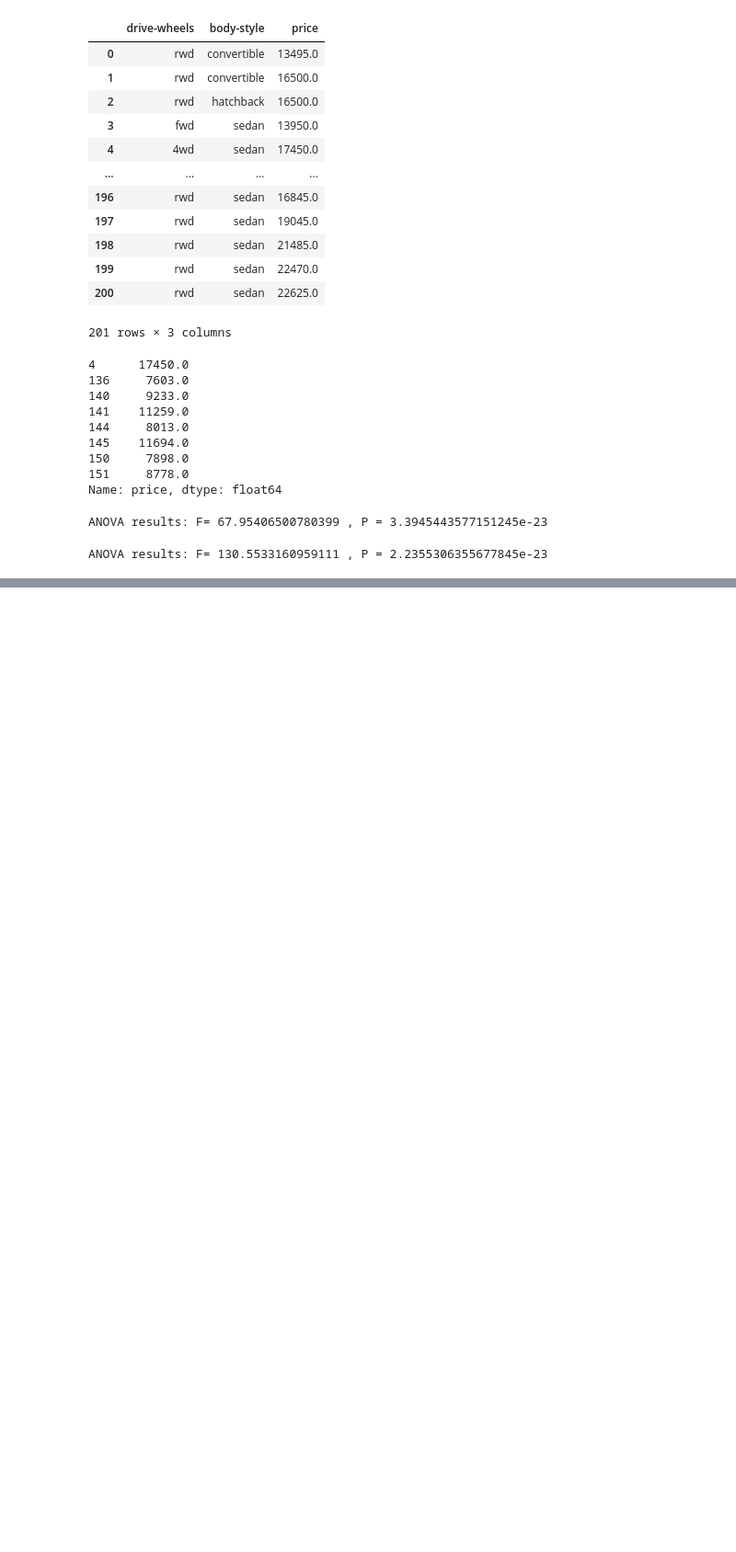
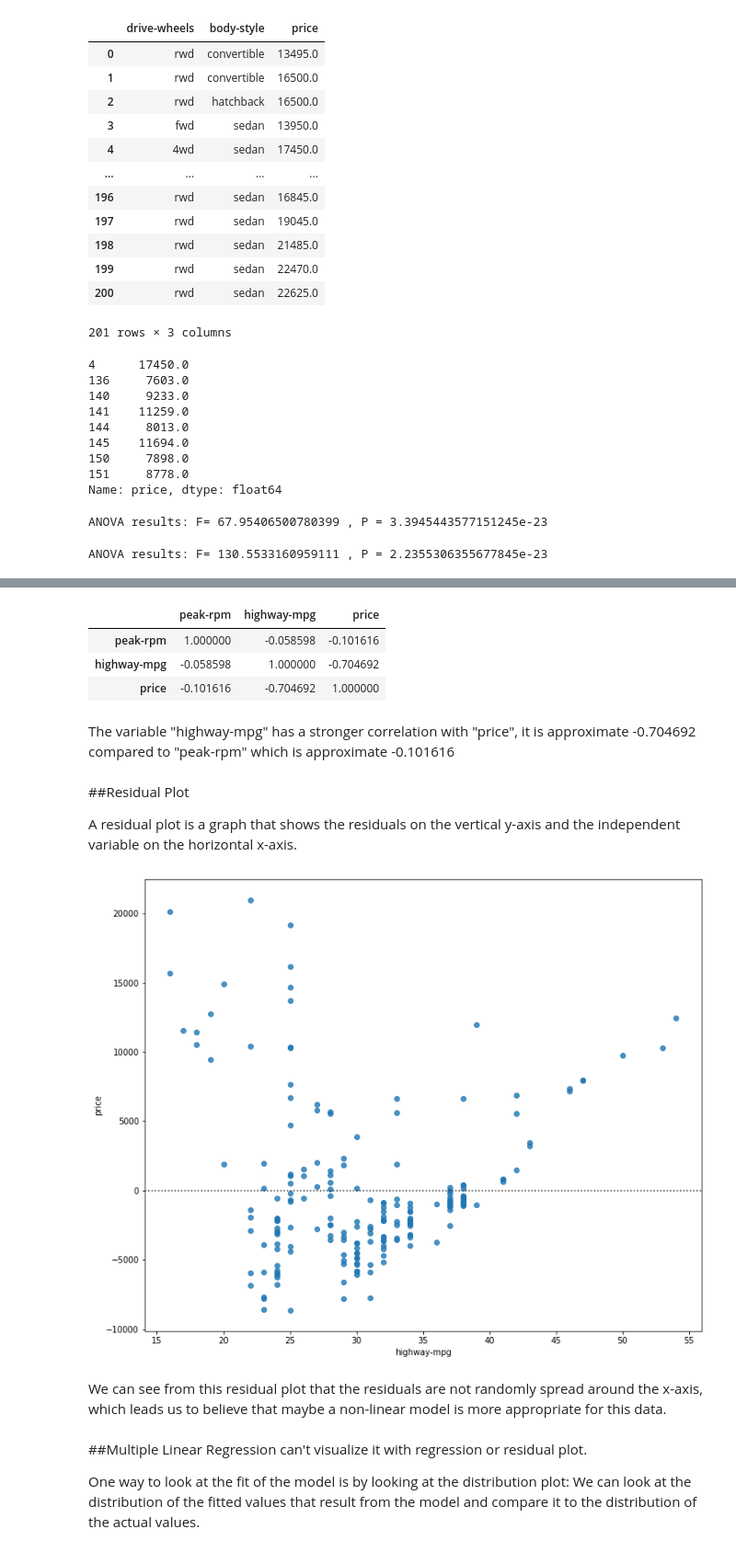
Before and after one commit to mabittar/Learn, a Jupyter notebook: Analyzing_Data_with_Python.ipynb, the cells around one changed output, grey strips where cells are left out. Shown at 92% size. Drawn from its saved outputs; the diff is of its cells as text; code cells hidden in the pictures; blank space fills up the shorter version.

```diff
--- a/Analyzing_Data_with_Python.ipynb
+++ b/Analyzing_Data_with_Python.ipynb
@@ -1064,0 +1249,28 @@ ANOVA results: F= 130.5533160959111 , P = 2.2355306355677845e-23
+# %%
+df[["peak-rpm","highway-mpg","price"]].corr()
+# %% [output]
+|  | peak-rpm | highway-mpg | price |
+| peak-rpm | 1.000000 | -0.058598 | -0.101616 |
+| highway-mpg | -0.058598 | 1.000000 | -0.704692 |
+| price | -0.101616 | -0.704692 | 1.000000 |
+# %% [markdown]
+The variable "highway-mpg" has a stronger correlation with "price", it is approximate -0.704692  compared to   "peak-rpm" which is approximate     -0.101616
+# %% [markdown]
+##Residual Plot
+
+A residual plot is a graph that shows the residuals on the vertical y-axis and the independent variable on the horizontal x-axis.
+# %%
+width = 12
+height = 10
+plt.figure(figsize=(width, height))
+sns.residplot(df['highway-mpg'], df['price'])
+plt.show()
+# %% [output]
+[figure, added]
+# %% [markdown]
+<p>We can see from this residual plot that the residuals are not randomly spread around the x-axis, which leads us to believe that maybe a non-linear model is more appropriate for this data.</p>
+# %% [markdown]
+##Multiple Linear Regression
+ can't visualize it with regression or residual plot.
+
+One way to look at the fit of the model is by looking at the distribution plot: We can look at the distribution of the fitted values that result from the model and compare it to the distribution of the actual values.
```
Also changed, not shown: parts of 88 cells of this notebook.
